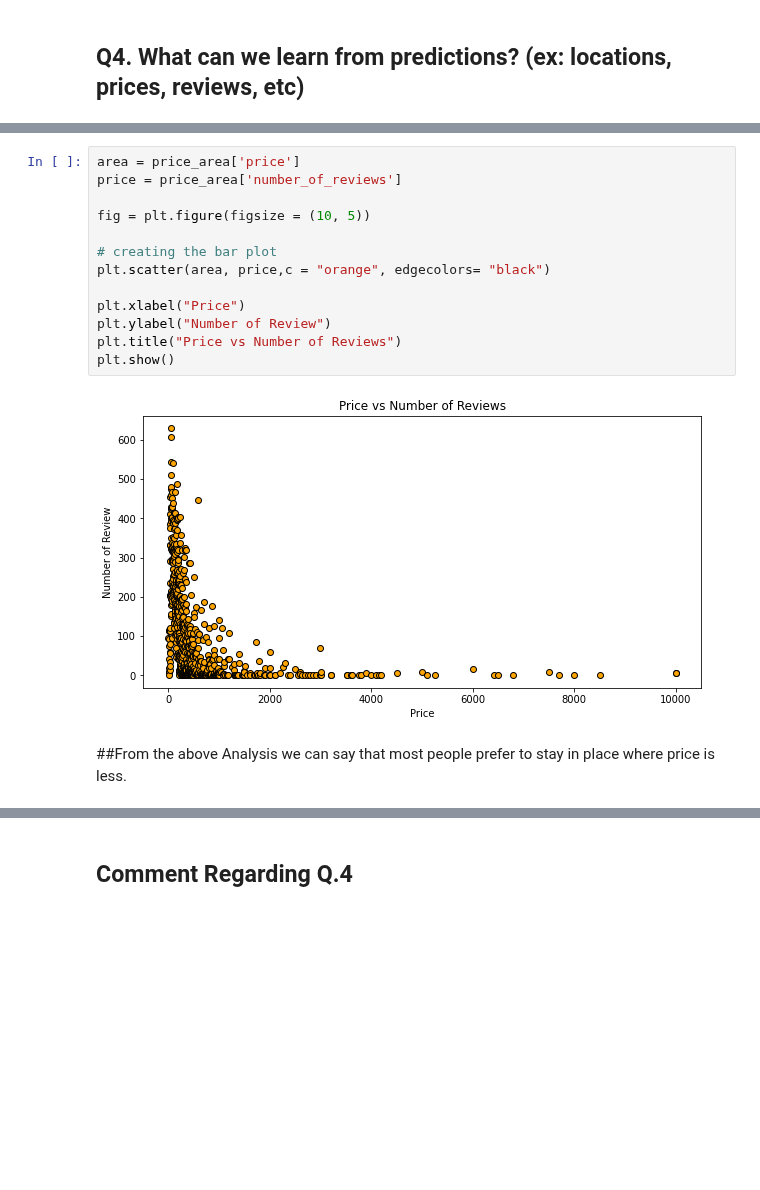
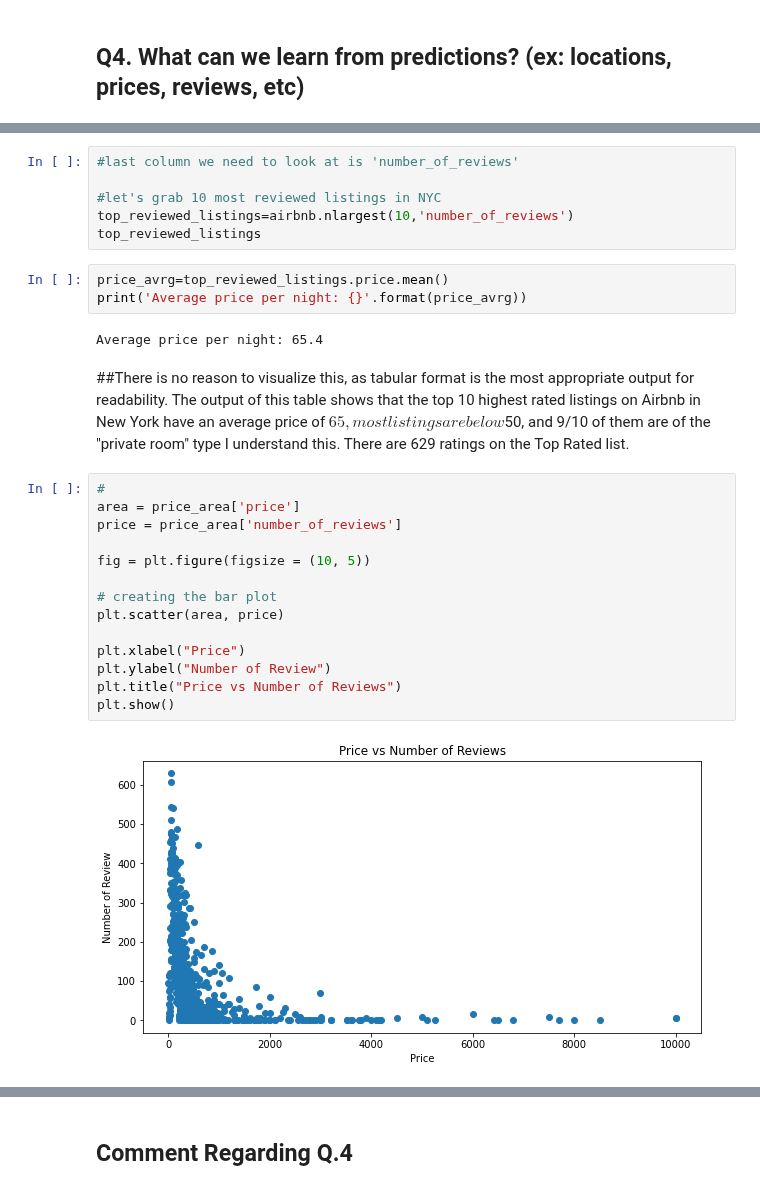
Before and after one commit to SaurabhAradwad/EDA-Airbnb-NYC-, a Jupyter notebook: Airbnb_Bookings_Analysis_Capstone_Project.ipynb, the cells around one changed output, grey strips where cells are left out. Cells and saved outputs as stored; diff of their text form; blank space fills up the shorter version.

```diff
--- a/Airbnb_Bookings_Analysis_Capstone_Project.ipynb
+++ b/Airbnb_Bookings_Analysis_Capstone_Project.ipynb
@@ -402,17 +422,29 @@ price_area.head(5)
+# %%
+#last column we need to look at is 'number_of_reviews'
+
+#let's grab 10 most reviewed listings in NYC
+top_reviewed_listings=airbnb.nlargest(10,'number_of_reviews')
+top_reviewed_listings
+# %%
+price_avrg=top_reviewed_listings.price.mean()
+print('Average price per night: {}'.format(price_avrg))
+# %% [output]
+Average price per night: 65.4
+# %% [markdown]
+##There is no reason to visualize this, as tabular format is the most appropriate output for readability.  The output of this table shows that the top 10 highest rated listings on Airbnb in New York have an average price  of $65, most  listings are below $50, and 9/10 of them are of the "private room" type I understand this.  There are 629 ratings on the Top Rated list.
 # %%
+#
 area = price_area['price']
 price = price_area['number_of_reviews']
 
 fig = plt.figure(figsize = (10, 5))
 
 # creating the bar plot
-plt.scatter(area, price,c = "orange", edgecolors= "black")
+plt.scatter(area, price)
 
 plt.xlabel("Price")
 plt.ylabel("Number of Review")
 plt.title("Price vs Number of Reviews")
 plt.show()
 # %% [output]
-[figure, old version]
+[figure, new version]
-# %% [markdown]
-##From the above Analysis we can say that most people prefer to stay in place where price is less.
```
Also changed, not shown: parts of 17 cells of this notebook.
